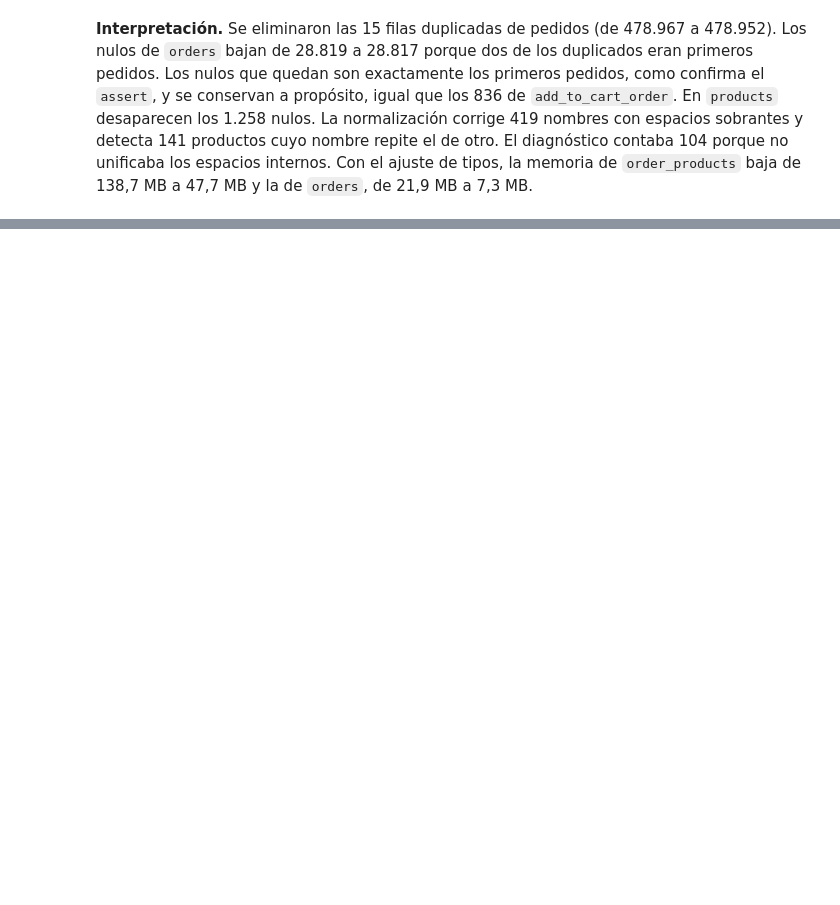
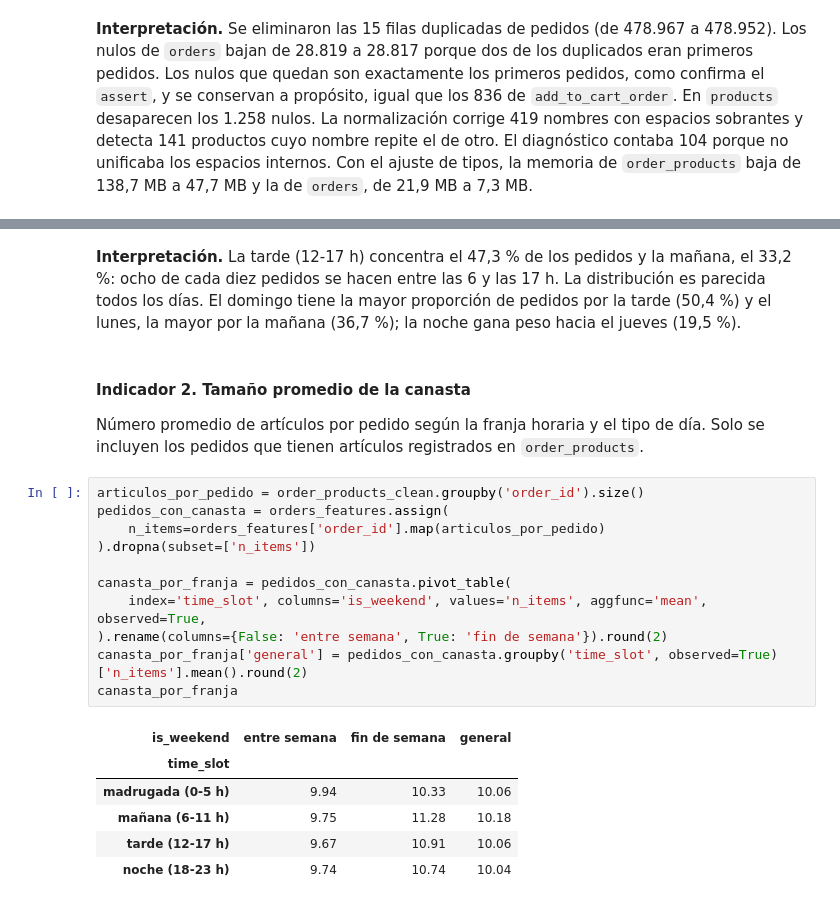
Before and after one commit to CarlosHerrera1210/proyecto-ciencia-datos, a Jupyter notebook: notebooks/data_preparation.ipynb, the cells around one changed output, grey strips where cells are left out. Cells and saved outputs as stored; diff of their text form; blank space fills up the shorter version.

```diff
--- a/notebooks/data_preparation.ipynb
+++ b/notebooks/data_preparation.ipynb
@@ -353,0 +503,23 @@ comparacion_limpieza
+# %% [markdown]
+**Interpretación.** La tarde (12-17 h) concentra el 47,3 % de los pedidos y la mañana, el 33,2 %: ocho de cada diez pedidos se hacen entre las 6 y las 17 h. La distribución es parecida todos los días. El domingo tiene la mayor proporción de pedidos por la tarde (50,4 %) y el lunes, la mayor por la mañana (36,7 %); la noche gana peso hacia el jueves (19,5 %).
+# %% [markdown]
+#### Indicador 2. Tamaño promedio de la canasta
+Número promedio de artículos por pedido según la franja horaria y el tipo de día. Solo se incluyen los pedidos que tienen artículos registrados en `order_products`.
+# %%
+articulos_por_pedido = order_products_clean.groupby('order_id').size()
+pedidos_con_canasta = orders_features.assign(
+    n_items=orders_features['order_id'].map(articulos_por_pedido)
+).dropna(subset=['n_items'])
+
+canasta_por_franja = pedidos_con_canasta.pivot_table(
+    index='time_slot', columns='is_weekend', values='n_items', aggfunc='mean', observed=True,
+).rename(columns={False: 'entre semana', True: 'fin de semana'}).round(2)
+canasta_por_franja['general'] = pedidos_con_canasta.groupby('time_slot', observed=True)['n_items'].mean().round(2)
+canasta_por_franja
+# %% [output]
+| is_weekend | entre semana | fin de semana | general |
+| time_slot |  |  |  |
+| madrugada (0-5 h) | 9.94 | 10.33 | 10.06 |
+| mañana (6-11 h) | 9.75 | 11.28 | 10.18 |
+| tarde (12-17 h) | 9.67 | 10.91 | 10.06 |
+| noche (18-23 h) | 9.74 | 10.74 | 10.04 |
```
Also changed, not shown: parts of 23 cells of this notebook.
